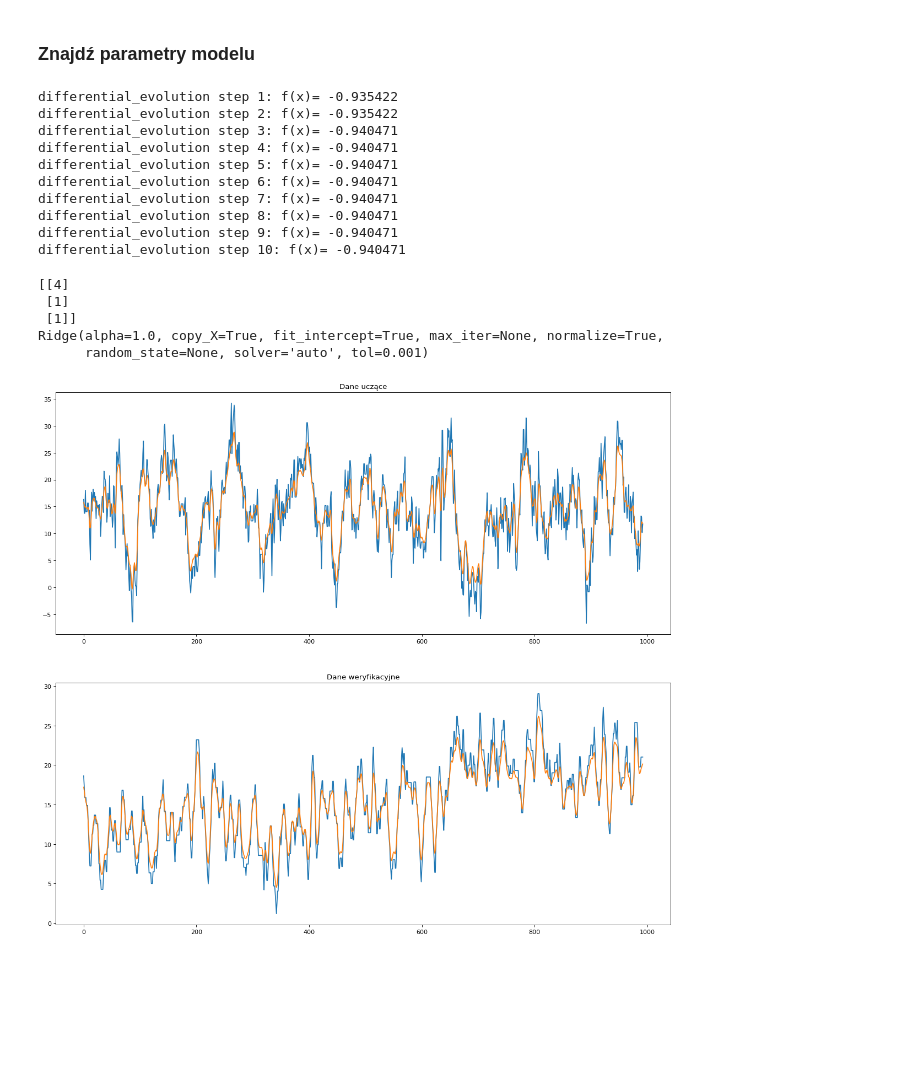
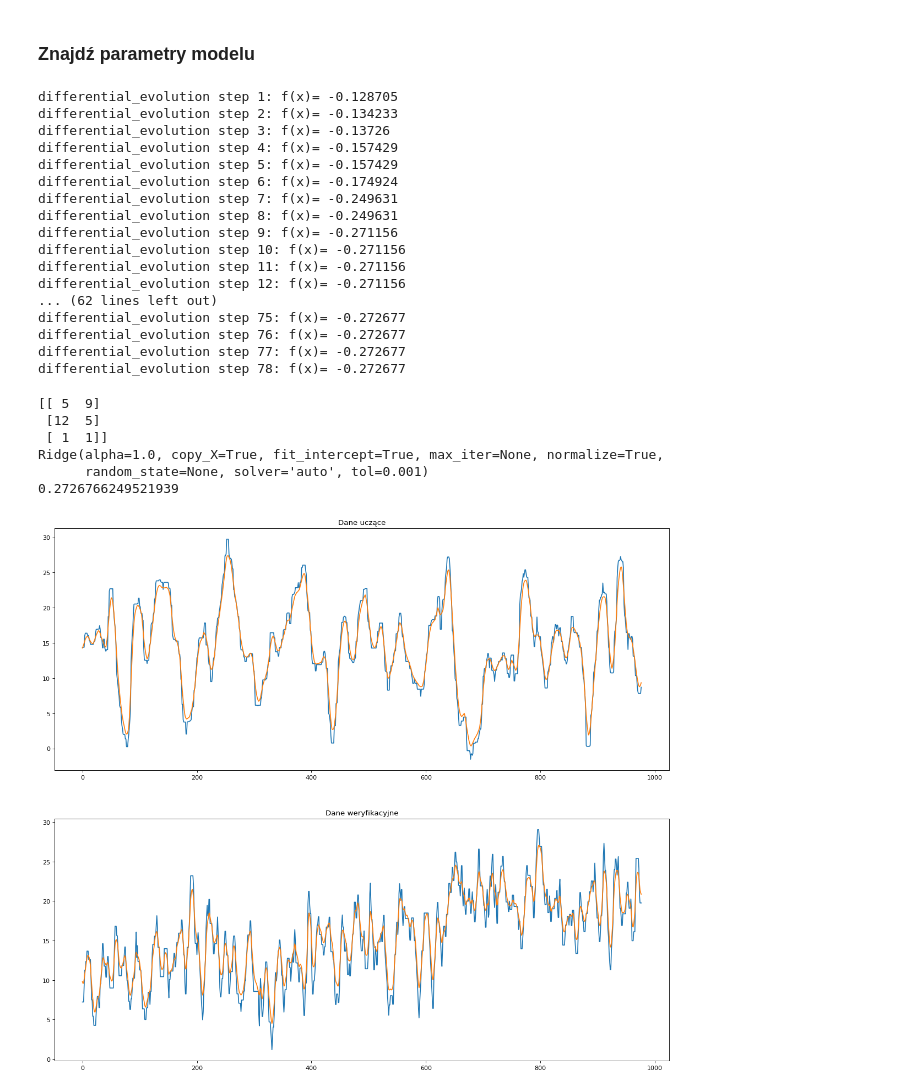
Before and after one commit to kubasikora/MI-Projekt, a Jupyter notebook: StructureOptimizer.ipynb, the cells around one changed output. Drawn from its saved outputs; the diff is of its cells as text; code cells hidden in the pictures; blank space fills up the shorter version.

```diff
--- a/StructureOptimizer.ipynb
+++ b/StructureOptimizer.ipynb
@@ -163,10 +163,22 @@ def evalModelScore(M, u_learn, y_learn, u_verif, y_verif):
     output_verif_cut = y_verif[maxDelay : numberOfSamples - maxOrder]
 
     A_learn = createModelMatrix(u_learn, M)
-    A_verif = createModelMatrix(u_verif, M)
+    model = linear_model.Ridge(alpha=1.0, normalize=True).fit(A_learn, output_learn_cut)
 
-    model = linear_model.Ridge(alpha=1.0, normalize=True).fit(A_learn, output_learn_cut)
+    data_idx = maxOrder+maxDelay+1
+    u_verif_wip = np.array(u_verif[0:data_idx],copy=True)
+    A_verif = createModelMatrix(u_verif_wip, M)
+    for i in range(data_idx, data_idx+len(output_learn_cut)):
+        output_model_verif = model.predict(A_verif)
+        u_verif_wip = np.concatenate((u_verif_wip, u_verif[data_idx:data_idx+1]), axis=0)
+        data_idx += 1
+        u_verif_wip[-1][-1] = output_model_verif[-1]
+        A_verif = createModelMatrix(u_verif_wip, M)
+
     output_model_verif = model.predict(A_verif)
     verif_score = r2_score(output_verif_cut, output_model_verif)
 
     return model, verif_score
+
+mx = np.transpose(np.array([[0,0,1], [0,0,1]]))
+evalModelScore(mx, u_learn, y_learn, u_verif, y_verif)
@@ -173,7 +189,7 @@ def evalModelScore(M, u_learn, y_learn, u_verif, y_verif):
 # %% [markdown]
 ### Sformułuj zadanie optymalizacji
 # %%
-inputs = []
+inputs = ["FWF"]
 output = ["LT01"]
 
 u_learn, y_learn = prepareSignals(df_learn, inputs, output, medfilt=True, kernelSize=11)
@@ -194,55 +210,77 @@ def goalFunction(x):
 bounds = [(0, 10), (0,50), (1, 2)]*(len(inputs) + 1)
 result = differential_evolution(goalFunction, bounds, disp=True, polish=False)
 # %% [output]
-differential_evolution step 1: f(x)= -0.935422
-differential_evolution step 2: f(x)= -0.935422
-differential_evolution step 3: f(x)= -0.940471
-differential_evolution step 4: f(x)= -0.940471
-differential_evolution step 5: f(x)= -0.940471
-differential_evolution step 6: f(x)= -0.940471
-differential_evolution step 7: f(x)= -0.940471
-differential_evolution step 8: f(x)= -0.940471
-differential_evolution step 9: f(x)= -0.940471
-differential_evolution step 10: f(x)= -0.940471
+differential_evolution step 1: f(x)= -0.128705
+differential_evolution step 2: f(x)= -0.134233
+differential_evolution step 3: f(x)= -0.13726
+differential_evolution step 4: f(x)= -0.157429
+differential_evolution step 5: f(x)= -0.157429
+differential_evolution step 6: f(x)= -0.174924
+differential_evolution step 7: f(x)= -0.249631
+differential_evolution step 8: f(x)= -0.249631
+differential_evolution step 9: f(x)= -0.271156
+differential_evolution step 10: f(x)= -0.271156
+differential_evolution step 11: f(x)= -0.271156
+differential_evolution step 12: f(x)= -0.271156
+... (62 lines left out)
+differential_evolution step 75: f(x)= -0.272677
+differential_evolution step 76: f(x)= -0.272677
+differential_evolution step 77: f(x)= -0.272677
+differential_evolution step 78: f(x)= -0.272677
 # %%
 optimM = np.empty(shape=(3, len(inputs) + 1), dtype=np.int32)
 for index, value in enumerate(result.x):
     row = index % 3; col = index // 3
     optimM[row, col] = int(value)
 print(optimM)
 
-u_learn, y_learn = prepareSignals(df_learn, inputs, output)
+u_learn, y_learn = prepareSignals(df_learn, inputs, output, medfilt=True, kernelSize=11)
 u_verif, y_verif = prepareSignals(df_verif, inputs, output)
 model, score = evalModelScore(optimM, u_learn, y_learn, u_verif, y_verif)
 
 print(model)
 
-A_verif = createModelMatrix(u_verif, optimM)
+# A_verif = createModelMatrix(u_verif, optimM)
 A_learn = createModelMatrix(u_learn, optimM)
 y_model_learn = model.predict(A_learn)
-y_model_verif = model.predict(A_verif)
+# y_model_verif = model.predict(A_verif)
+
+data_idx = maxOrder+maxDelay+1
+u_verif_wip = np.array(u_verif[0:data_idx],copy=True)
+A_verif = createModelMatrix(u_verif_wip, optimM)
+for i in range(data_idx, data_idx+len(output_learn_cut)):
+    output_model_verif = model.predict(A_verif)
+    u_verif_wip = np.concatenate((u_verif_wip, u_verif[data_idx:data_idx+1]), axis=0)
+    data_idx += 1
+    u_verif_wip[-1][-1] = output_model_verif[-1]
+    A_verif = createModelMatrix(u_verif_wip, optimM)
+
+output_model_verif = model.predict(A_verif)
+verif_score = r2_score(output_verif_cut, output_model_verif)
+print(verif_score)
 
 maxDelay, maxOrder = findMaxDelayAndOrder(optimM)
 numberOfSamples = y_learn.shape[0]
 output_learn_cut = y_learn[maxDelay : numberOfSamples - maxOrder]
 output_verif_cut = y_verif[maxDelay : numberOfSamples - maxOrder]
 
 # plot data
 fig, axs = plt.subplots(2,figsize=(18, 16), dpi= 80, facecolor='w', edgecolor='k')
 axs[0].plot(output_learn_cut)
 axs[0].plot(y_model_learn)
 axs[0].set_title("Dane uczące")
 axs[1].plot(output_verif_cut)
 axs[1].plot(y_model_verif)
 axs[1].set_title("Dane weryfikacyjne")
 plt.rcParams['figure.figsize'] = [15, 20]
 # %% [output]
-[[4]
- [1]
- [1]]
+[[ 5  9]
+ [12  5]
+ [ 1  1]]
 Ridge(alpha=1.0, copy_X=True, fit_intercept=True, max_iter=None, normalize=True,
       random_state=None, solver='auto', tol=0.001)
+0.2726766249521939
-[figure, old version]
+[figure, new version]
 # %%
 inputs = []
 output = ["DP"]
```
Also changed, not shown: parts of 2 cells of this notebook.
